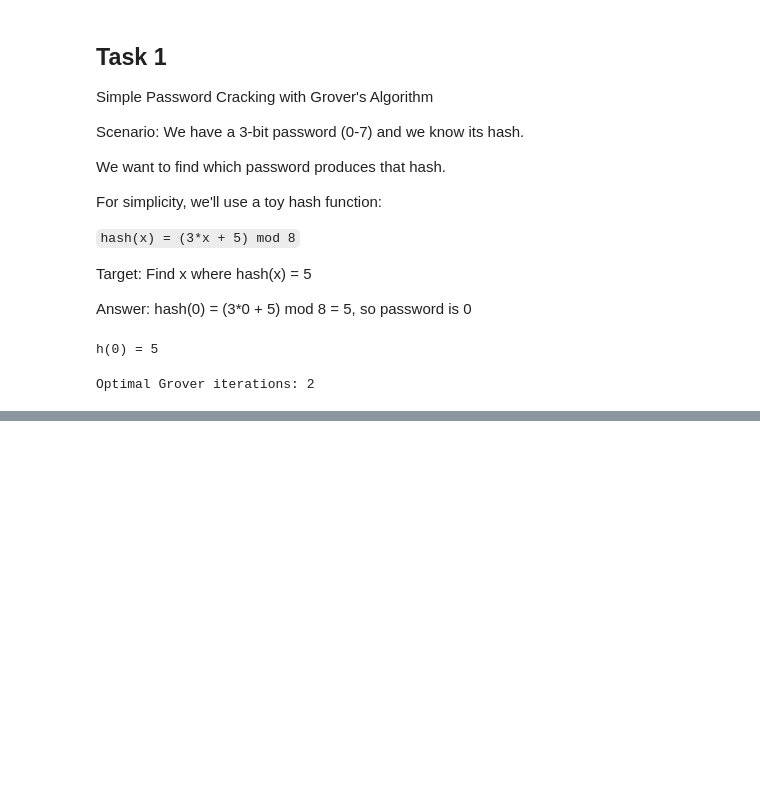
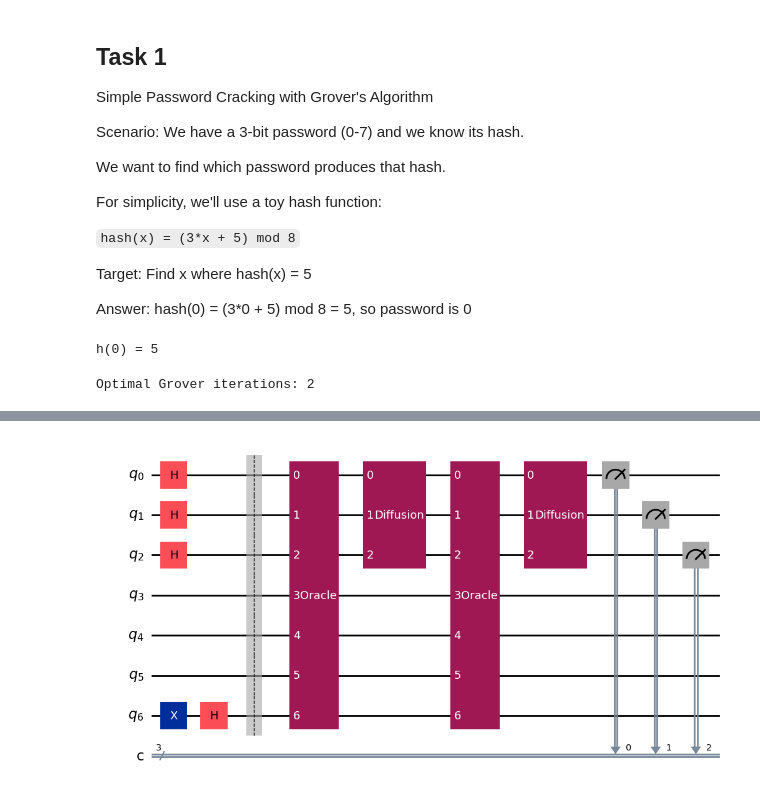
Before and after one commit to Xaviar1001/lab6, a Jupyter notebook: task 1.ipynb, the cells around one changed output, grey strips where cells are left out. Cells and saved outputs as stored; diff of their text form; code cells hidden in the pictures; blank space fills up the shorter version.

```diff
--- a/task 1.ipynb
+++ b/task 1.ipynb
@@ -147,6 +147,8 @@ print(f"Optimal Grover iterations: {optimal_iterations}")
 # %% [output]
 Optimal Grover iterations: 2
 # %%
+%pip install pylatexenc
+
 # Build Grover circuit
 
 total_qubits = n_qubits + n_qubits + 1  # Input qubits + hash qubits + ancilla
@@ -178,4 +180,5 @@ for _ in range(optimal_iterations):
 
 # TODO: Measure input qubits
 qc.measure(range(n_qubits), range(n_qubits))
+qc.draw("mpl")
 # %% [output]
@@ -183,3 +187,4 @@ qc.measure(range(n_qubits), range(n_qubits))
+[figure, added]
 # %%
 # Simulate the circuit
 simulator = AerSimulator()
```
Also changed, not shown: parts of 2 cells of this notebook.
